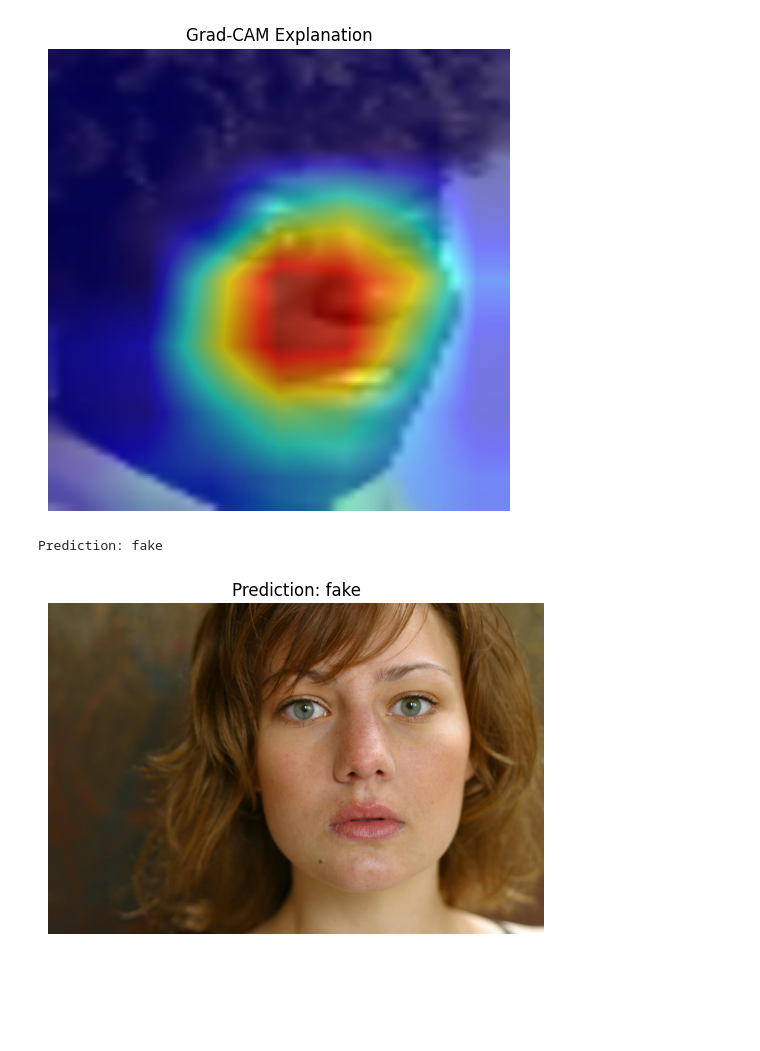
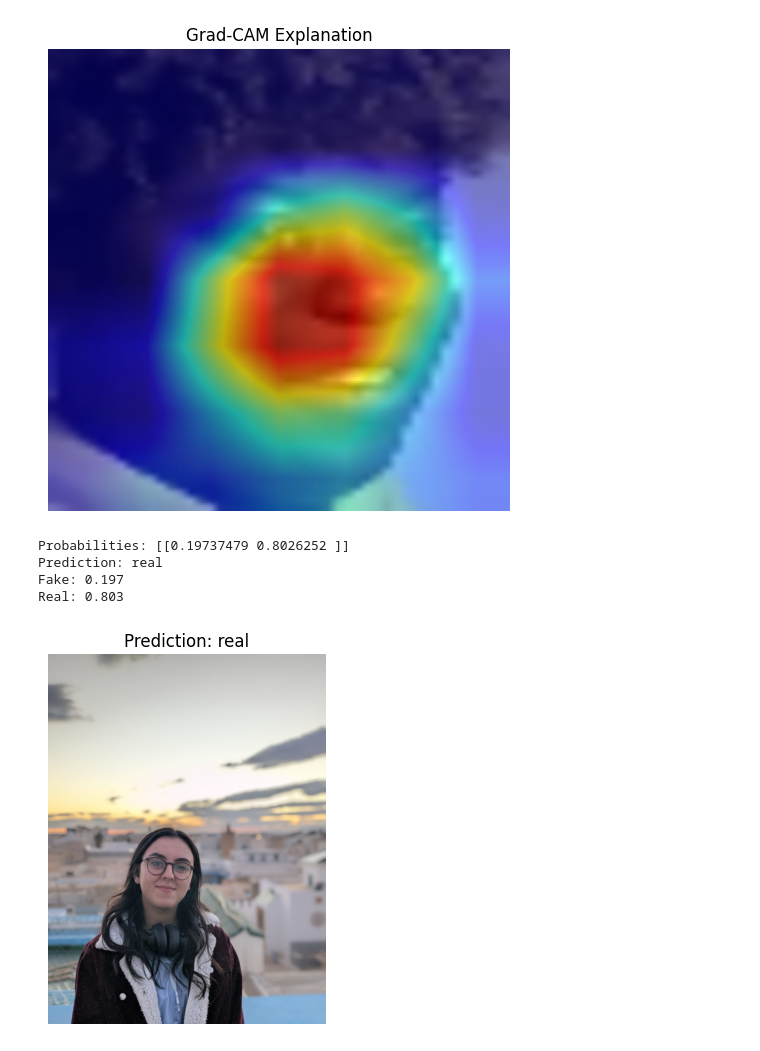
Before and after one commit to safahichri2001/deepfake-classification, a Jupyter notebook: Untitled.ipynb, the cells around one changed output. Drawn from its saved outputs; the diff is of its cells as text; code cells hidden in the pictures; blank space fills up the shorter version.

```diff
--- a/Untitled.ipynb
+++ b/Untitled.ipynb
@@ -455,42 +455,51 @@ import torch
 import matplotlib.pyplot as plt
 
 # chemin de l'image
-image_path = "real.JPG"
+image_path = "aya.JPG"
 
 # charger image
 img = Image.open(image_path).convert("RGB")
 
 # transformations (identiques au training)
 transform = transforms.Compose([
     transforms.Resize((224,224)),
     transforms.ToTensor(),
     transforms.Normalize(
         mean=[0.485,0.456,0.406],
         std=[0.229,0.224,0.225]
     )
 ])
 
 # transformer image
 img_tensor = transform(img).unsqueeze(0).to(device)
 
-# prédiction
+# mode evaluation
 model.eval()
 
 with torch.no_grad():
 
     outputs = model(img_tensor)
 
+    probs = torch.softmax(outputs, dim=1)
+
     _, predicted = torch.max(outputs,1)
 
 classes = train_dataset.classes
 prediction = classes[predicted.item()]
 
-# afficher résultat
+# afficher image + prediction
 plt.imshow(img)
 plt.title(f"Prediction: {prediction}")
 plt.axis("off")
 
-print("Prediction:", prediction)
+# afficher probabilités
+print("Probabilities:", probs.cpu().numpy())
+print(f"Prediction: {prediction}")
+print(f"Fake: {probs[0][0]:.3f}")
+print(f"Real: {probs[0][1]:.3f}")
 # %% [output]
-Prediction: fake
+Probabilities: [[0.19737479 0.8026252 ]]
+Prediction: real
+Fake: 0.197
+Real: 0.803
-[figure, old version]
+[figure, new version]
```
Also changed, not shown: parts of 3 cells of this notebook, 3 other files.
